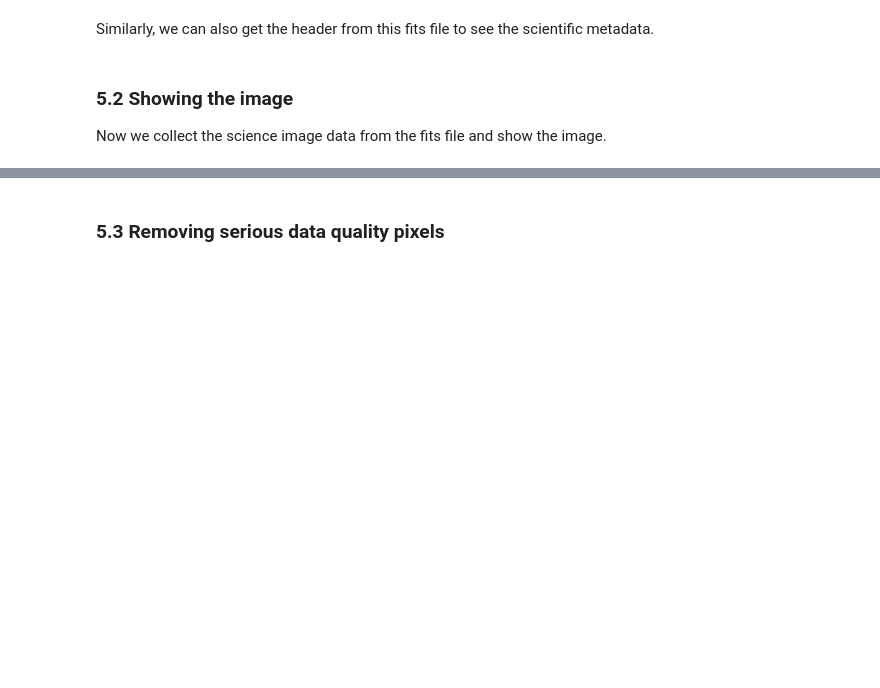
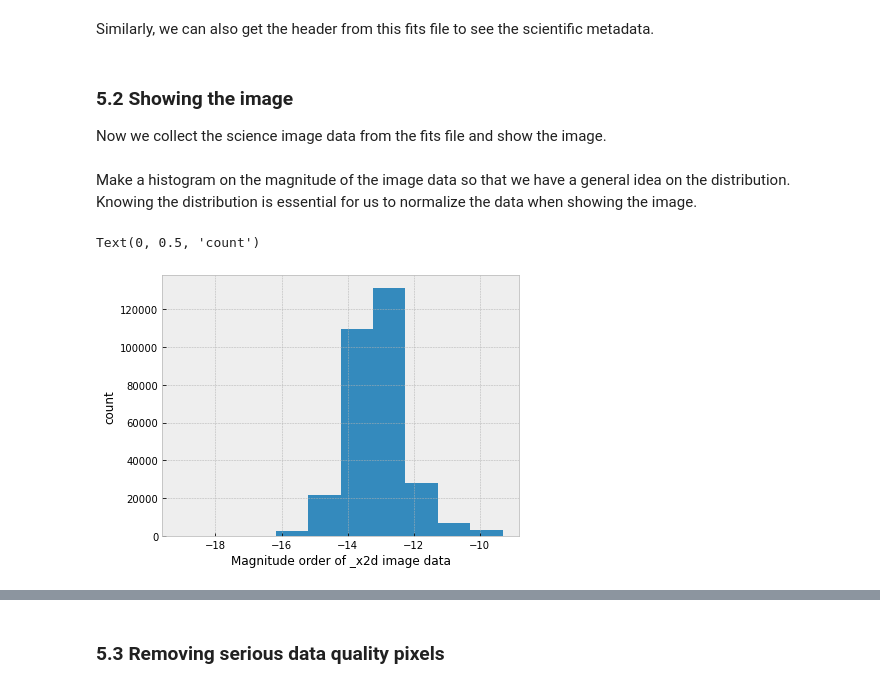
Before and after one commit to spacetelescope/STIS-Notebooks, a Jupyter notebook: View_Data/View_Data.ipynb, the cells around one changed output, grey strips where cells are left out. Drawn from its saved outputs; the diff is of its cells as text; code cells hidden in the pictures; blank space fills up the shorter version.

Commit message:
added histogram when plotting image

```diff
--- a/View_Data/View_Data.ipynb
+++ b/View_Data/View_Data.ipynb
@@ -347,0 +451,12 @@ plt.imshow(x2d_data,origin='lower',vmin=0,vmax=1e-13,cmap="viridis")
+# %% [markdown]
+Make a histogram on the magnitude of the image data so that we have a general idea on the distribution. Knowing the distribution is essential for us to normalize the data when showing the image.
+# %%
+# remove infinities and nans from the data when making the histogram
+filtered_data = [v for row in np.log10(x2d_data) for v in row if not (math.isinf(v) or math.isnan(v))]
+plt.rcParams["figure.figsize"] = plt.rcParamsDefault["figure.figsize"]
+plt.hist(filtered_data)
+plt.xlabel("Magnitude order of _x2d image data")
+plt.ylabel("count")
+# %% [output]
+Text(0, 0.5, 'count')
+[figure, added]
```
Also changed, not shown: parts of 32 cells of this notebook.
